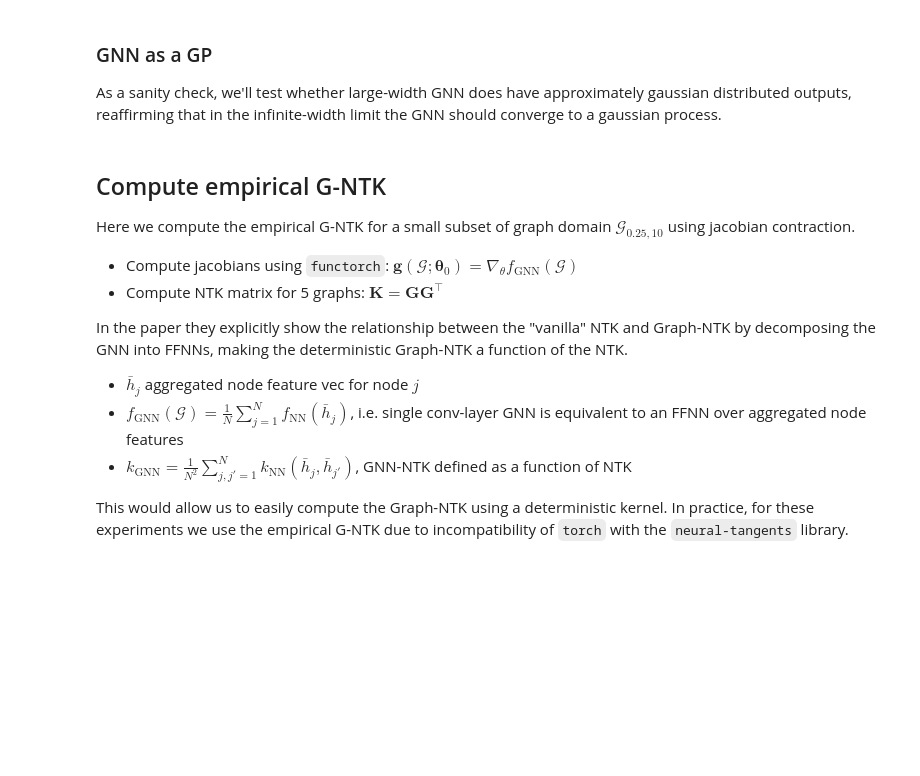
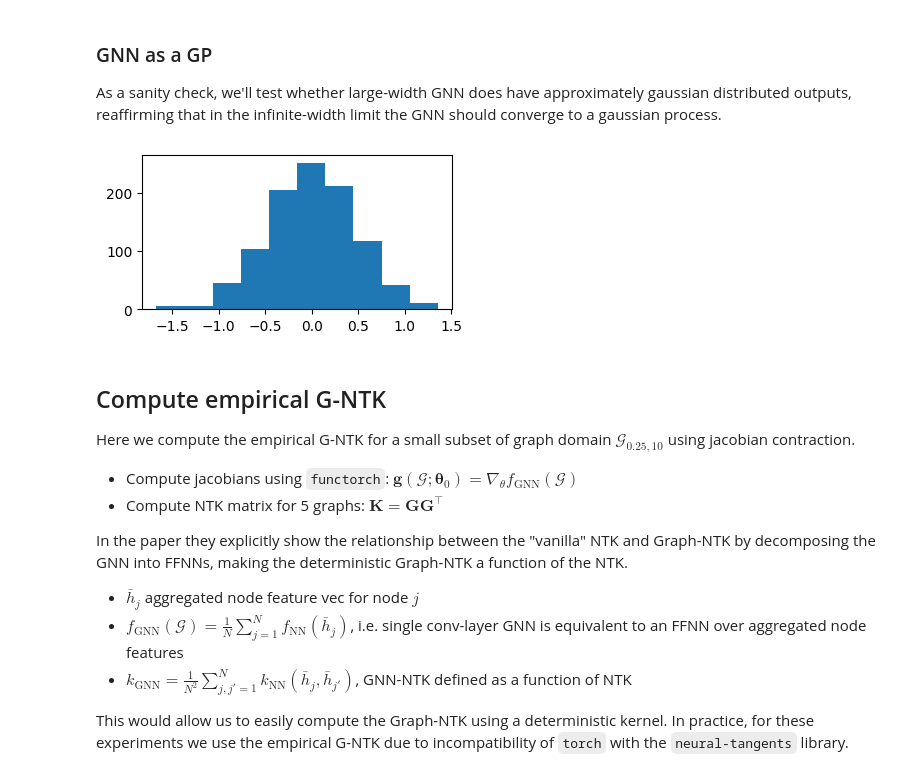
Before and after one commit to mileswhen/GNN_bandits, a Jupyter notebook: notebooks/GNN_bandits.ipynb, the cells around one changed output. Drawn from its saved outputs; the diff is of its cells as text; code cells hidden in the pictures; blank space fills up the shorter version.

```diff
--- a/notebooks/GNN_bandits.ipynb
+++ b/notebooks/GNN_bandits.ipynb
@@ -191,23 +92,24 @@ for idx, engraph in enumerate(graphs[(0.75, 5)][:3]):
 ### GNN as a GP
 As a sanity check, we'll test whether large-width GNN does have approximately gaussian distributed outputs, reaffirming that in the infinite-width limit the GNN should converge to a gaussian process.
 # %%
-if False:
-    # init GNN
-    model = GNN(width=2048)
-    model.eval()
+# init GNN
+model = GNN(width=2048)
+model.eval()
 
-    # reinit and re-evaluate 1000 times
-    hbar_test = graphs[(0.25, 5)][0].hbar
-    outs = []
-    for _ in range(1000):
-        model.reinit()
-        y = model(hbar_test)
-        outs.append(y.detach().squeeze().item())
+# reinit and re-evaluate 1000 times
+hbar_test = graphs[(0.25, 5)][0].hbar
+outs = []
+for _ in range(1000):
+    model.reinit()
+    y = model(hbar_test)
+    outs.append(y.detach().squeeze().item())
 
-    # show distribution of model outputs is normal
-    plt.figure(figsize=[4,2])
-    plt.hist(outs)
-    plt.show()
+# show distribution of model outputs is normal
+plt.figure(figsize=[4,2])
+plt.hist(outs)
+plt.show()
+# %% [output]
+[figure, added]
 # %% [markdown]
 ## Compute empirical G-NTK
 
```
Also changed, not shown: parts of 13 cells of this notebook.
